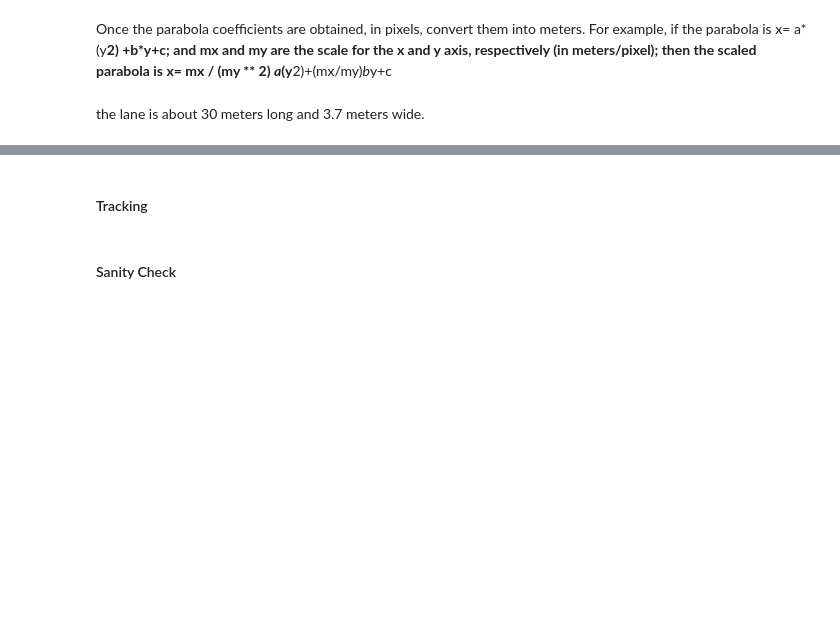
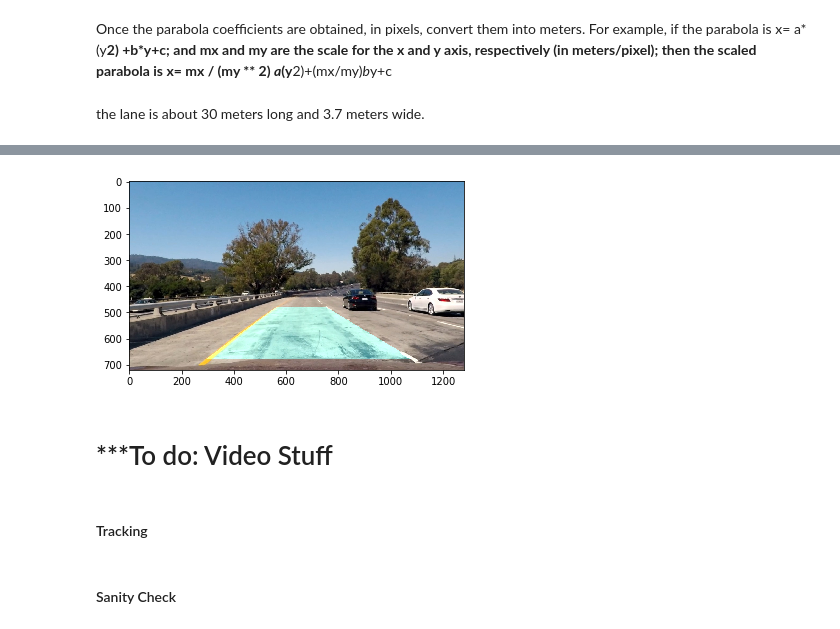
Before and after one commit to ssimontacchi/CarND-Advanced-Lane-Lines, a Jupyter notebook: Advanced_Lane_Finding.ipynb, the cells around one changed output, grey strips where cells are left out. Drawn from its saved outputs; the diff is of its cells as text; code cells hidden in the pictures; blank space fills up the shorter version.

Commit message:
finished warping/unwarping, projecting, and measuring in meters

```diff
--- a/Advanced_Lane_Finding.ipynb
+++ b/Advanced_Lane_Finding.ipynb
@@ -522,11 +531,11 @@ def search_around_poly(binary_warped):
     plt.plot(right_fitx, ploty, color='yellow')
     ## End visualization steps ##
 
-    return result
+    return result, left_fitx, right_fitx, ploty
 
 # Run image through the pipeline
 # Note that in your project, you'll also want to feed in the previous fits
-result = search_around_poly(binary_warped)
+result, left_fitx, right_fitx, ploty = search_around_poly(binary_warped)
 
 # View your output
 plt.imshow(result);
@@ -751,3 +695,30 @@ print(left_curverad, 'm', right_curverad, 'm')
+# %%
+def unwarp(image, warped_img, persp_M, left_fit_line, right_fit_line):
+    Minv = np.linalg.inv(persp_M)
+
+    # Create an image to draw the lines on
+    warp_zero = np.zeros_like(warped_img).astype(np.uint8)
+    color_warp = np.dstack((warp_zero, warp_zero, warp_zero))
+
+    # Recast the x and y points into usable format for cv2.fillPoly()
+    pts_left = np.array([np.transpose(np.vstack([left_fit_line, ploty]))])
+    pts_right = np.array([np.flipud(np.transpose(np.vstack([right_fit_line, ploty])))])
+    pts = np.hstack((pts_left, pts_right))
+
+    # Draw the lane onto the warped blank image
+    cv2.fillPoly(color_warp, np.int_([pts]), (0,255,255))
+
+    # Warp the blank back to original image space using inverse perspective matrix (Minv)
+    new_warp = cv2.warpPerspective(color_warp, Minv, (image.shape[1], image.shape[0]))
+    # Combine the result with the original image
+    result = cv2.addWeighted(image, 1, new_warp, 0.3, 0)
+    return result
+
+plt.imshow(unwarp(undistorted_cars, binary_warped, perspective_mtx, left_fit, right_fit));
+# %% [output]
+[figure, added]
+# %% [markdown]
+# ***To do: Video Stuff
 # %% [markdown]
 #### Tracking
 # %%
```
Also changed, not shown: parts of 8 cells of this notebook.
